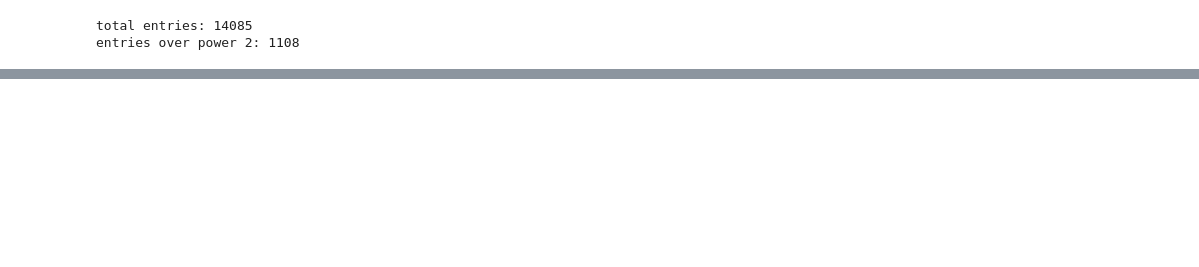
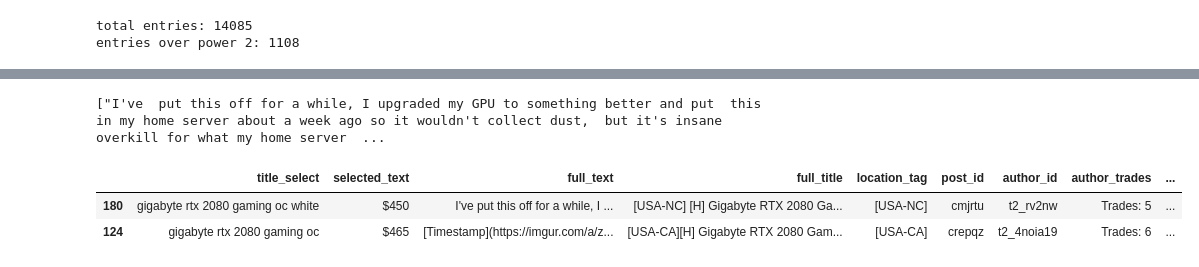
Before and after one commit to ErinMyLungs/Aesop-s-Pawnshop, a Jupyter notebook: notebooks/EDA Used Nvidia GPUs.ipynb, the cells around one changed output, grey strips where cells are left out. Saved outputs shown, nothing was run; the diff lists cells and outputs as text; code cells hidden in the pictures; blank space fills up the shorter version.

```diff
--- a/notebooks/EDA Used Nvidia GPUs.ipynb
+++ b/notebooks/EDA Used Nvidia GPUs.ipynb
@@ -43,0 +62,6 @@ See the caveats in the documentation: http://pandas.pydata.org/pandas-docs/stabl
+# %%
+post_id = 'cmjrtu'
+list(df.loc[df['post_id']==post_id, 'full_text'])
+# df.loc[df['post_id']==post_id, 'price'] = 1900.0
+# %% [output]
+["I've  put this off for a while, I upgraded my GPU to something better and put  this in my home server about a week ago so it wouldn't collect dust,  but it's insane overkill for what my home server  ...
@@ -44 +71,7 @@ See the caveats in the documentation: http://pandas.pydata.org/pandas-docs/stabl
+# %%
+df.loc[(df['model'] == '2080' )& (df['price'] < 500)].sort_values('price')
+# %% [output]
+|  | title_select | selected_text | full_text | full_title | location_tag | post_id | author_id | author_trades | ... |
+| 180 | gigabyte rtx 2080 gaming oc white | $450 | I've put this off for a while, I ... | [USA-NC] [H] Gigabyte RTX 2080 Ga... | [USA-NC] | cmjrtu | t2_rv2nw | Trades: 5 | ... |
+| 124 | gigabyte rtx 2080 gaming oc | $465 | [Timestamp](https://imgur.com/a/z... | [USA-CA][H] Gigabyte RTX 2080 Gam... | [USA-CA] | crepqz | t2_4noia19 | Trades: 6 | ... |
 # %%
```
Also changed, not shown: parts of 26 cells of this notebook, 2 other files.
